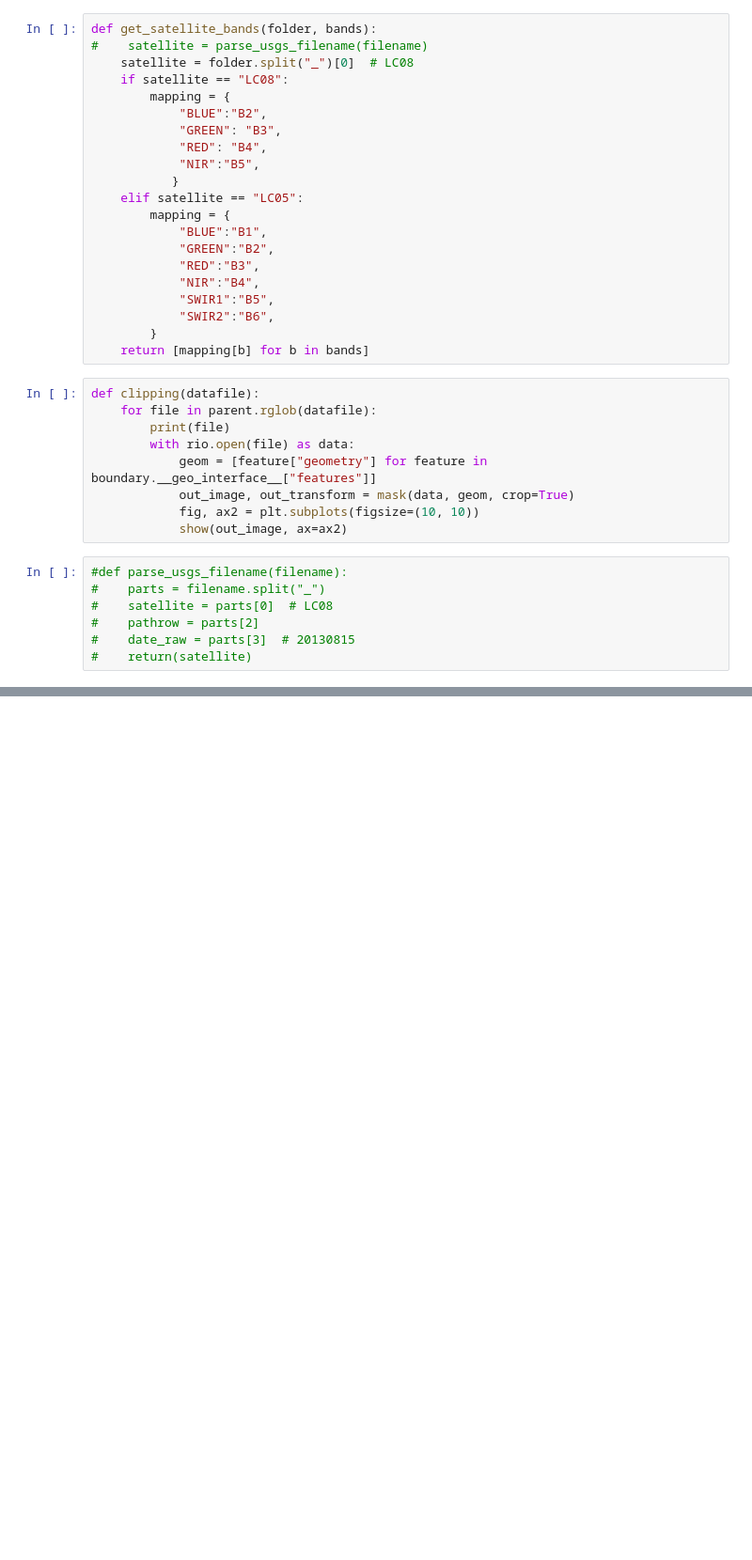
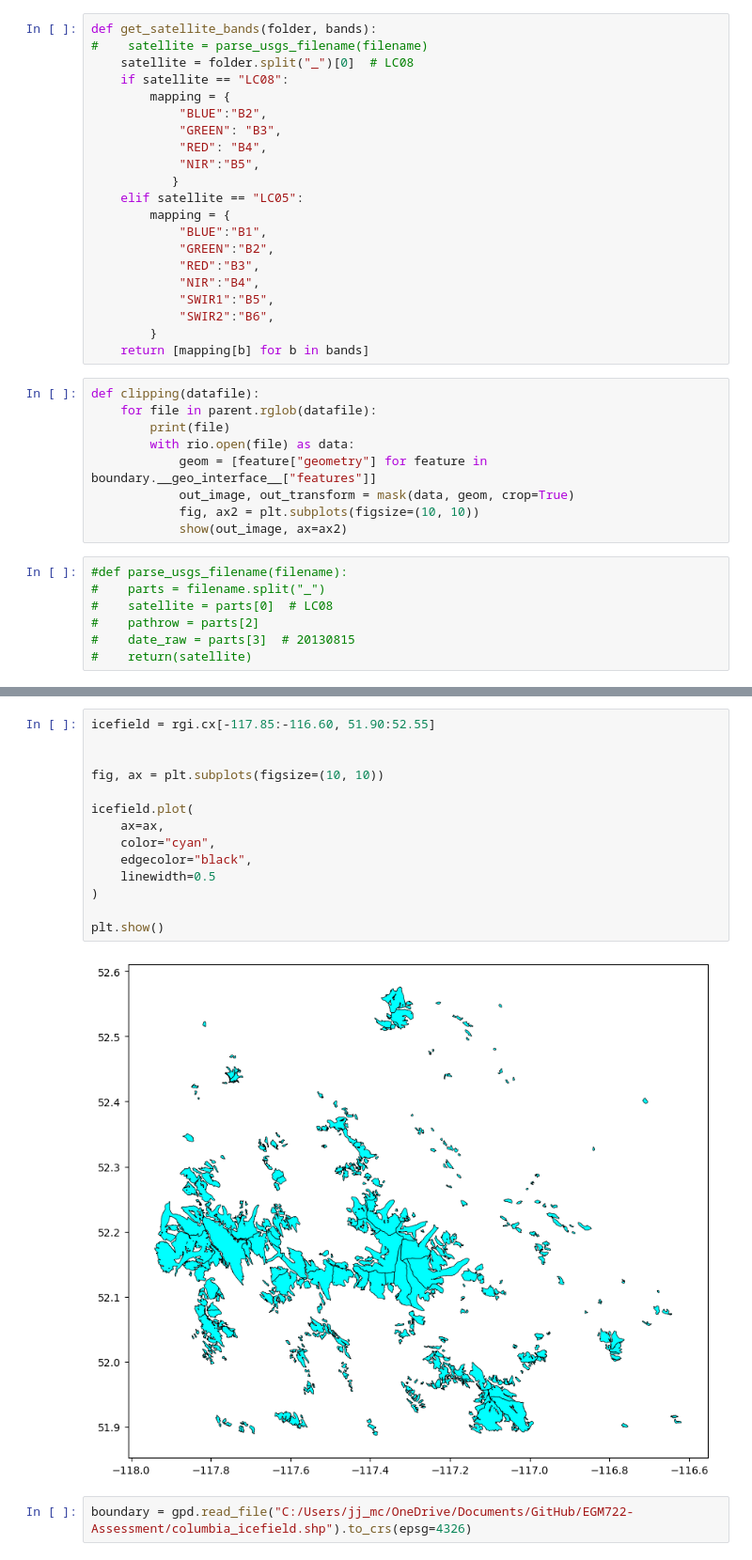
Before and after one commit to jjmcloughlin05/EGM722-Assessment, a Jupyter notebook: Assignment-II.ipynb, the cells around one changed output, grey strips where cells are left out. Shown at 94% size. Cells and saved outputs as stored; diff of their text form; blank space fills up the shorter version.

```diff
--- a/Assignment-II.ipynb
+++ b/Assignment-II.ipynb
@@ -153,0 +97,18 @@ show(out_image, ax=ax2)
+# %%
+icefield = rgi.cx[-117.85:-116.60, 51.90:52.55]
+
+
+fig, ax = plt.subplots(figsize=(10, 10))
+
+icefield.plot(
+    ax=ax,
+    color="cyan",
+    edgecolor="black",
+    linewidth=0.5
+)
+
+plt.show()
+# %% [output]
+[figure, added]
+# %%
+boundary = gpd.read_file("C:/Users/jj_mc/OneDrive/Documents/GitHub/EGM722-Assessment/columbia_icefield.shp").to_crs(epsg=4326)
```
Also changed, not shown: parts of 21 cells of this notebook, 23 other files.
